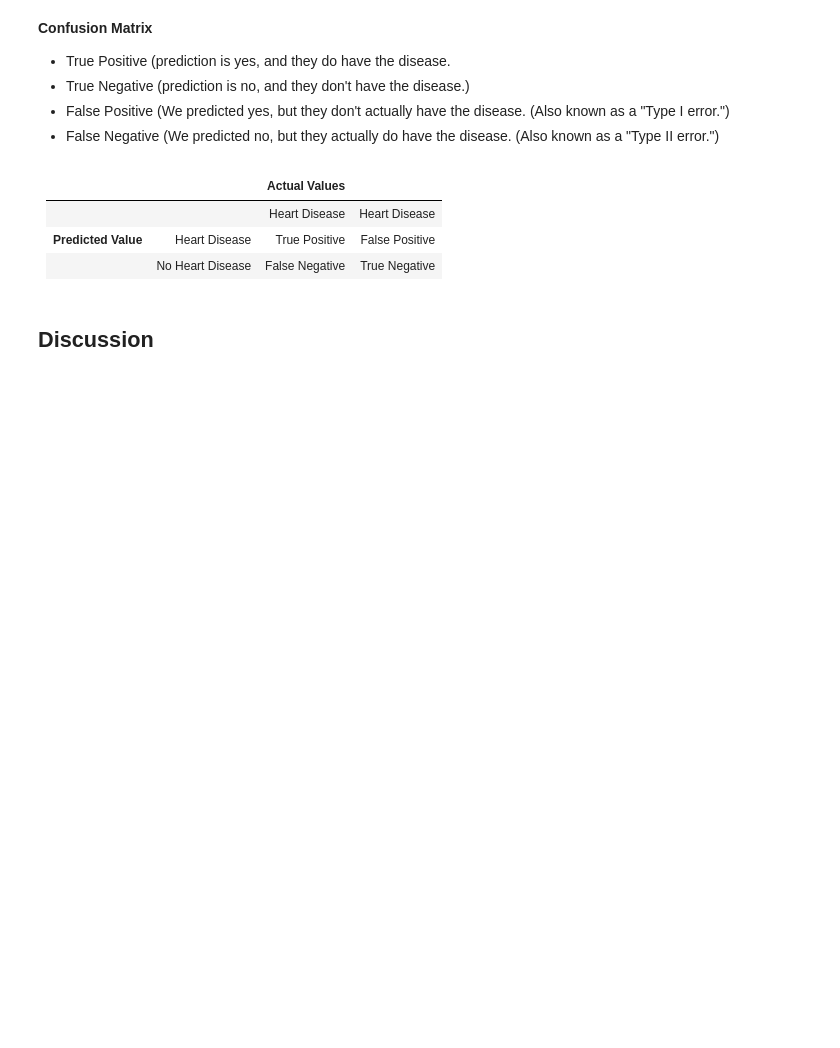
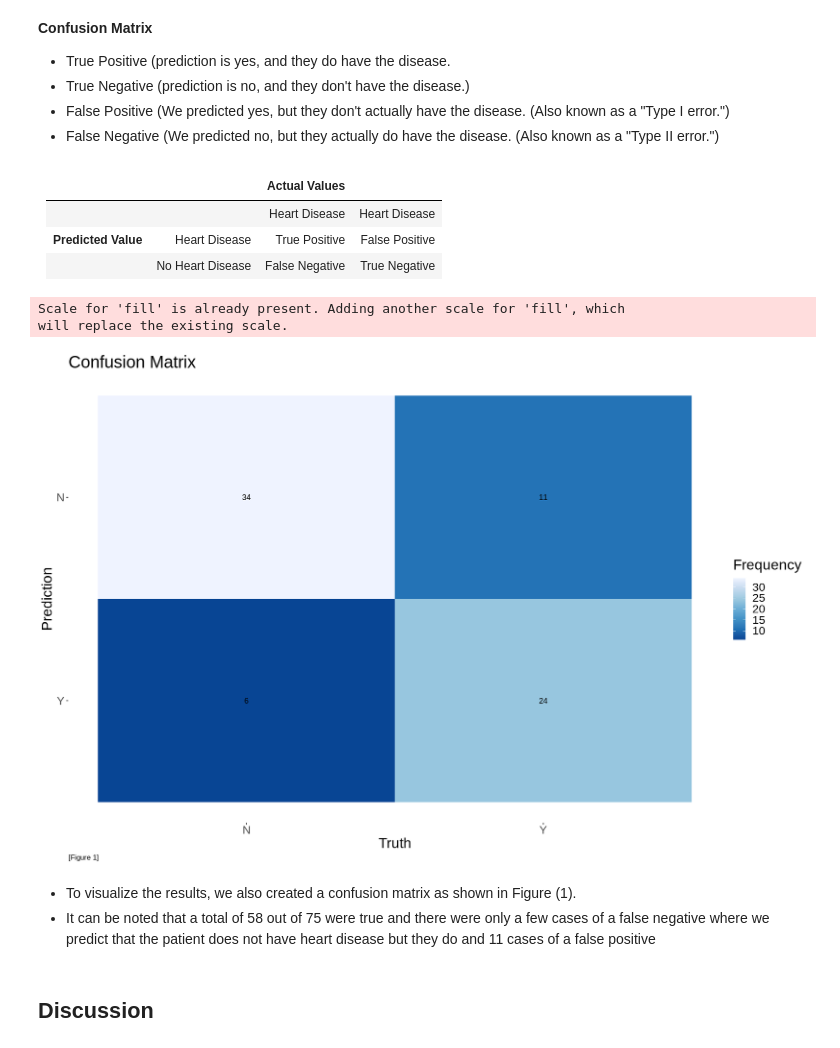
Before and after one commit to owenkwong/Heart-Disease-Prediction-Classification-on-the-Cleveland-Dataset, a Jupyter notebook: group18_project_report.ipynb, the cells around one changed output. Cells and saved outputs as stored; diff of their text form; code cells hidden in the pictures; blank space fills up the shorter version.

Commit message:
Added confusion matrix

```diff
--- a/group18_project_report.ipynb
+++ b/group18_project_report.ipynb
@@ -419,14 +419,38 @@ disease. (Also known as a "Type II error.")
 |**Predicted Value**  | Heart Disease |  True Positive | False Positive|
 |                  | No Heart Disease | False Negative | True Negative  |
 # %%
-# cleveland_cm <- cleveland_prediction |>
-#     conf_mat(truth = disease, estimate = .pred_class)
+knn_best_spec <- nearest_neighbor(weight_func = "rectangular", neighbors = 29) |>
+    set_engine("kknn") |>
+    set_mode("classification")
 
-# autoplot(ff_cm, type = "heatmap") +
-#     scale_fill_distiller(palette = "OrRd", name = "Frequency") + #color blind friendly
-#     labs(title = "Confusion Matrix") +
-#     theme(legend.position = "right", text = element_text(size = 20),
-#           plot.caption = element_text(size = 20, hjust = 0))
+cleveland_fit <- workflow() |>
+                  add_recipe(cleveland_recipe) |>
+                  add_model(cleveland_spec) |>
+                  fit(data = disease_training)
+
+cf_predictions <- predict(cleveland_fit, disease_testing) |>
+    bind_cols(disease_testing)
+
+cf_acc <- cf_predictions |>
+    metrics(truth = disease, estimate = .pred_class) |>
+    select(.metric, .estimate)  |>
+    head(1)
+
+cleveland_cm <- cf_predictions |>
+    conf_mat(truth = disease, estimate = .pred_class)
+
+autoplot(cleveland_cm, type = "heatmap") +
+    scale_fill_distiller(palette = "Blues", name = "Frequency") +
+    labs(title = "Confusion Matrix", caption = "[Figure 1]") +
+    theme(legend.position = "right", text = element_text(size = 20),
+          plot.caption = element_text(size = 10, hjust = 0))
+# %% [output]
+Scale for 'fill' is already present. Adding another scale for 'fill', which
+will replace the existing scale.
+[figure, added]
+# %% [markdown]
+- To visualize the results, we also created a confusion matrix as shown in Figure (1).
+- It can be noted that a total of 58 out of 75 were true and there were only a few cases of a false negative where we predict that the patient does not have heart disease but they do and 11 cases of a false positive
 # %% [markdown]
 ## Discussion
 # %% [markdown]
```
Also changed, not shown: parts of 1 cell of this notebook.
